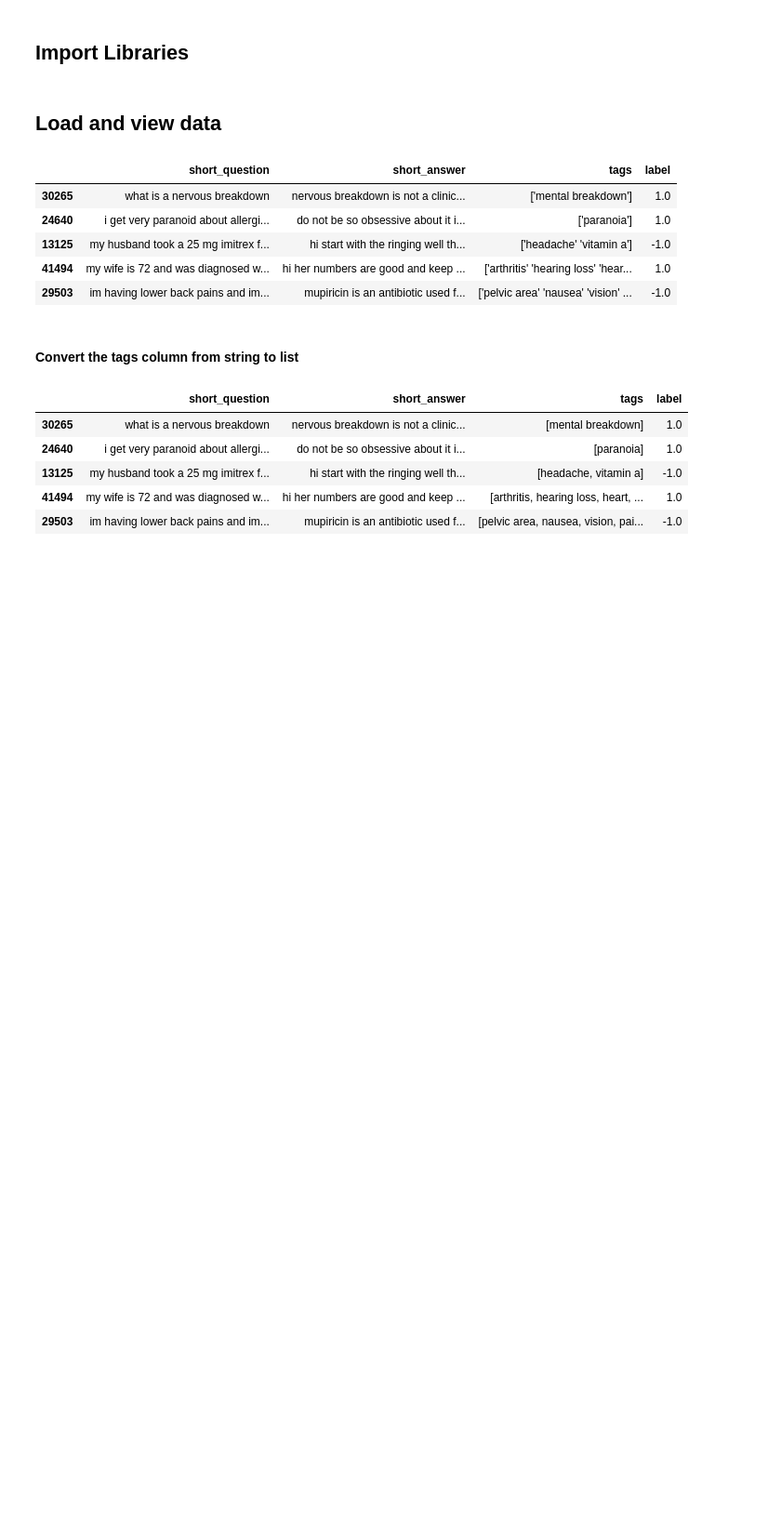
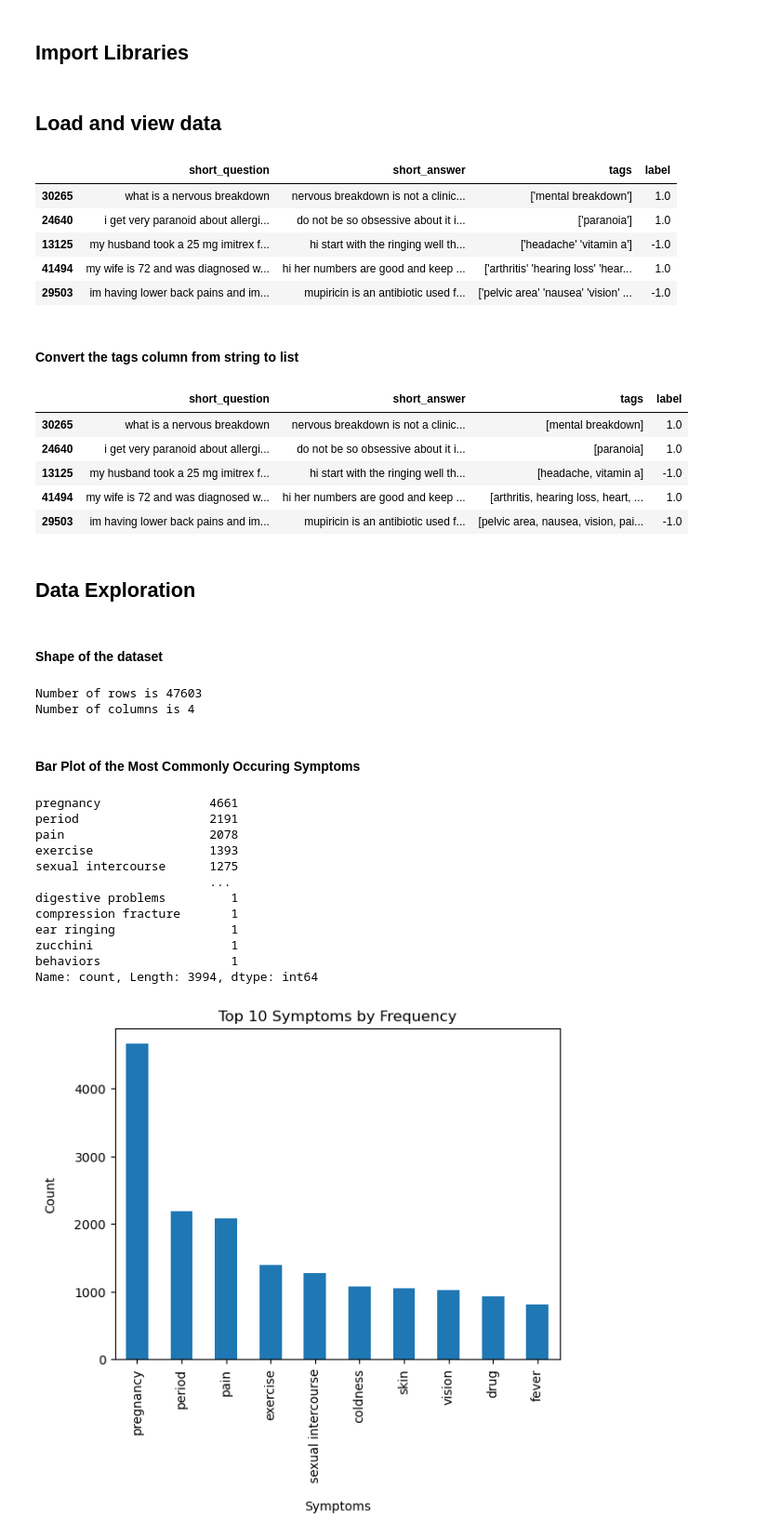
Before and after one commit to Arnav710/cse150a, a Jupyter notebook: data_exploration.ipynb, the cells around one changed output. Shown: that part at 93% size. Drawn from its saved outputs; the diff is of its cells as text; code cells hidden in the pictures; blank space fills up the shorter version.

Commit message:
feat: add data exploration section

```diff
--- a/data_exploration.ipynb
+++ b/data_exploration.ipynb
@@ -42,7 +45,10 @@ def convert_col_to_list(df : pd.DataFrame, column_name : str) -> pd.DataFrame:
 		# Remove commas from values
 		cleaned_value_as_list = [val.replace(',', '') for val in value_as_list]
 
-		df.at[i, column_name] = cleaned_value_as_list
+		# Remove empty strings
+		non_empty_cleaned_value_as_list = [val for val in cleaned_value_as_list if val != '']
+
+		df.at[i, column_name] = non_empty_cleaned_value_as_list
 
 	return df
 
@@ -57,3 +63,49 @@ df.sample(5, random_state=SEED)
 | 13125 | my husband took a 25 mg imitrex f... | hi start with the ringing well th... | [headache, vitamin a] | -1.0 |
 | 41494 | my wife is 72 and was diagnosed w... | hi her numbers are good and keep ... | [arthritis, hearing loss, heart, ... | 1.0 |
 | 29503 | im having lower back pains and im... | mupiricin is an antibiotic used f... | [pelvic area, nausea, vision, pai... | -1.0 |
+# %% [markdown]
+## Data Exploration
+# %% [markdown]
+#### Shape of the dataset
+# %%
+print(f"Number of rows is {df.shape[0]}")
+print(f"Number of columns is {df.shape[1]}")
+# %% [output]
+Number of rows is 47603
+Number of columns is 4
+# %% [markdown]
+#### Bar Plot of the Most Commonly Occuring Symptoms
+# %%
+# Count the occurence of each symptom
+all_tags = [tag for tags in df['tags'] for tag in tags]
+tag_counts = pd.Series(all_tags).value_counts()
+
+print(tag_counts)
+
+# Select the top 10 symptoms
+top_10_tags = tag_counts.head(10)
+
+# Create bar chart
+top_10_tags.plot(kind='bar')
+
+# Add labels and title
+plt.xlabel("Symptoms", labelpad=14)
+plt.ylabel("Count", labelpad=14)
+plt.title("Top 10 Symptoms by Frequency")
+
+# Show the plot
+plt.show()
+# %% [output]
+pregnancy               4661
+period                  2191
+pain                    2078
+exercise                1393
+sexual intercourse      1275
+                        ...
+digestive problems         1
+compression fracture       1
+ear ringing                1
+zucchini                   1
+behaviors                  1
+Name: count, Length: 3994, dtype: int64
+[figure, added]
```
Also changed, not shown: parts of 5 cells of this notebook.
